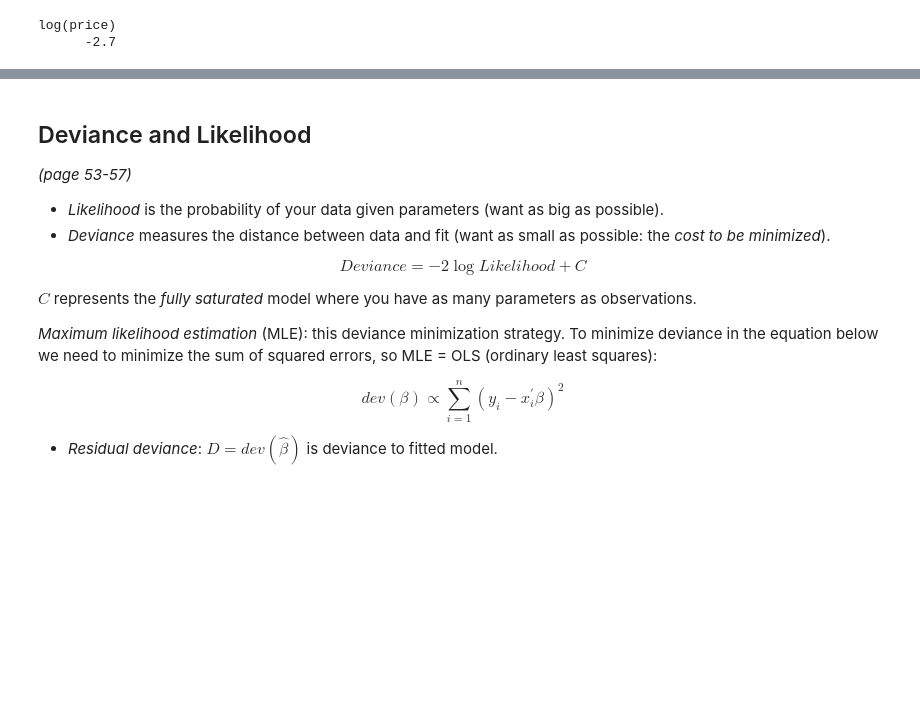
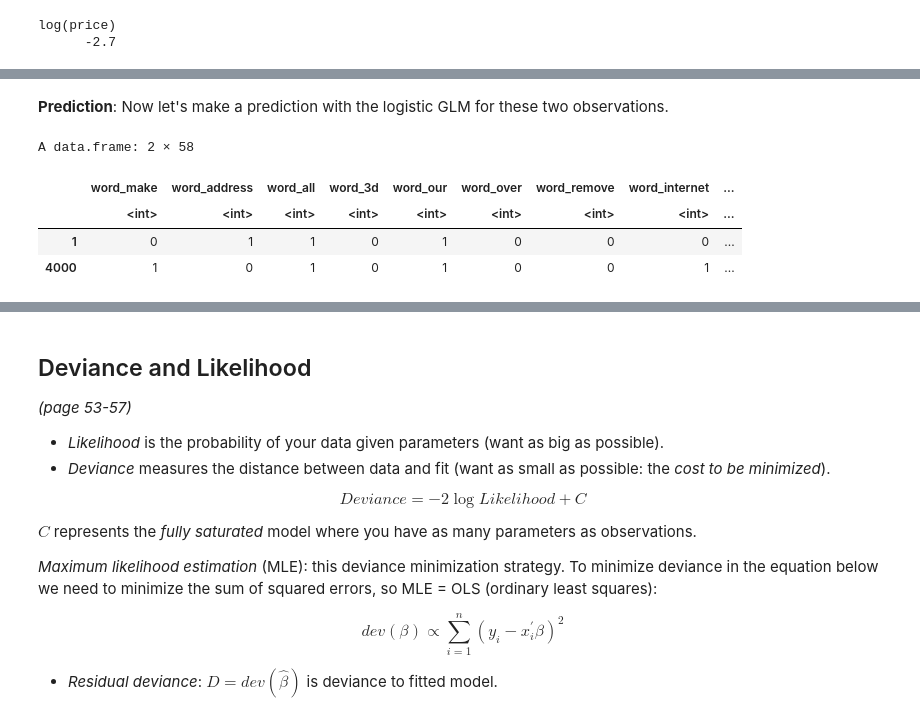
Before and after one commit to mkudija/taddy-business-data-science, a Jupyter notebook: 02-regression/01-linear-regression.ipynb, the cells around one changed output, grey strips where cells are left out. Saved outputs shown, nothing was run; the diff lists cells and outputs as text; code cells hidden in the pictures; blank space fills up the shorter version.

Commit message:
add logistic regression

```diff
--- a/02-regression/01-linear-regression.ipynb
+++ b/02-regression/01-linear-regression.ipynb
@@ -220,0 +305,10 @@ log(price)
+# %% [markdown]
+**Prediction**: Now let's make a prediction with the logistic GLM for these two observations.
+# %%
+data[c(1,4000),]
+# %% [output]
+A data.frame: 2 × 58
+|  | word_make | word_address | word_all | word_3d | word_our | word_over | word_remove | word_internet | ... |
+|  | <int> | <int> | <int> | <int> | <int> | <int> | <int> | <int> | ... |
+| 1 | 0 | 1 | 1 | 0 | 1 | 0 | 0 | 0 | ... |
+| 4000 | 1 | 0 | 1 | 0 | 1 | 0 | 0 | 1 | ... |
```
Also changed, not shown: parts of 22 cells of this notebook, 1 other file.
